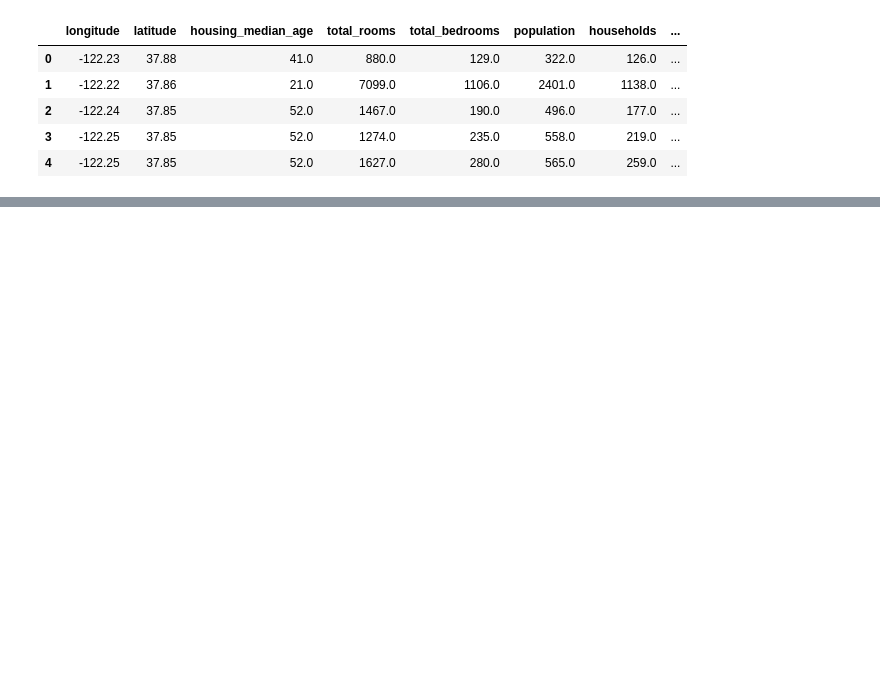
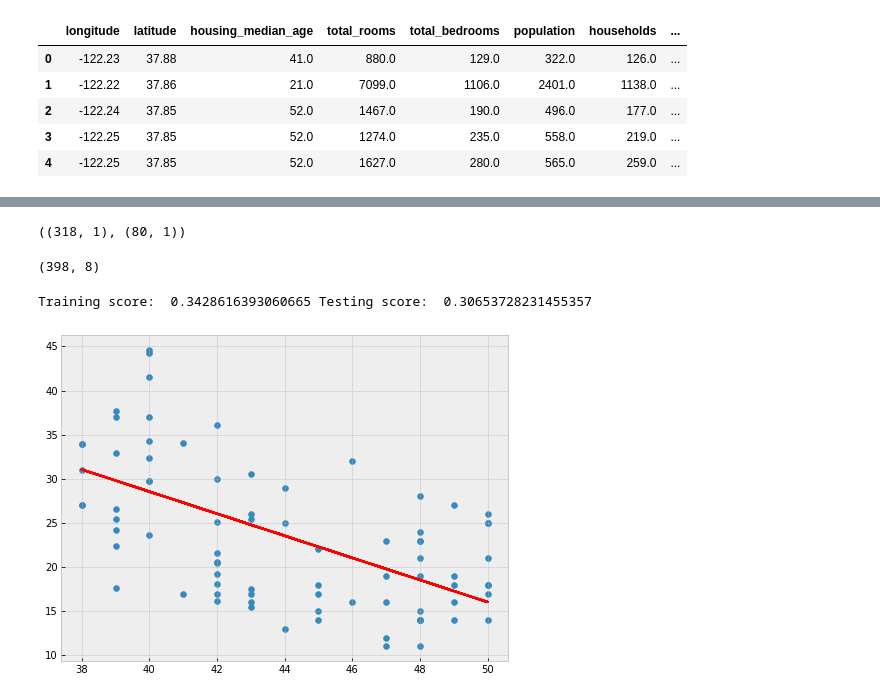
Before and after one commit to omotayo-alade/Scripts_Notebooks, a Jupyter notebook: notebooks/machine_learning.ipynb, the cells around one changed output, grey strips where cells are left out. Saved outputs shown, nothing was run; the diff lists cells and outputs as text; code cells hidden in the pictures; blank space fills up the shorter version.

```diff
--- a/notebooks/machine_learning.ipynb
+++ b/notebooks/machine_learning.ipynb
@@ -425,0 +475,30 @@ help(df_pred_actual.stb.freq)
+# %%
+df_auto.drop(['Unnamed: 0', 'car name'], axis=1, inplace=True)
+# %%
+X = np.array(df_auto['age']).reshape(-1,1)
+Y = df_auto['mpg']
+# %%
+x_train, x_test, y_train, y_test = train_test_split(X, Y, test_size=0.2)
+# %%
+x_train.shape, x_test.shape
+# %% [output]
+((318, 1), (80, 1))
+# %%
+df_auto.shape
+# %% [output]
+(398, 8)
+# %%
+linear_model = LinearRegression(normalize=True).fit(x_train, y_train)
+y_pred = linear_model.predict(x_test)
+# %%
+print('Training score: ', linear_model.score(x_train, y_train),
+      'Testing score: ', r2_score(y_test, y_pred))
+# %% [output]
+Training score:  0.3428616393060665 Testing score:  0.30653728231455357
+# %%
+fig, ax = plt.subplots(figsize=(8,6))
+plt.scatter(x_test, y_test)
+plt.plot(x_test, y_pred, color='r')
+plt.show()
+# %% [output]
+[figure, added]
```
Also changed, not shown: parts of 16 cells of this notebook, 1 other file.
